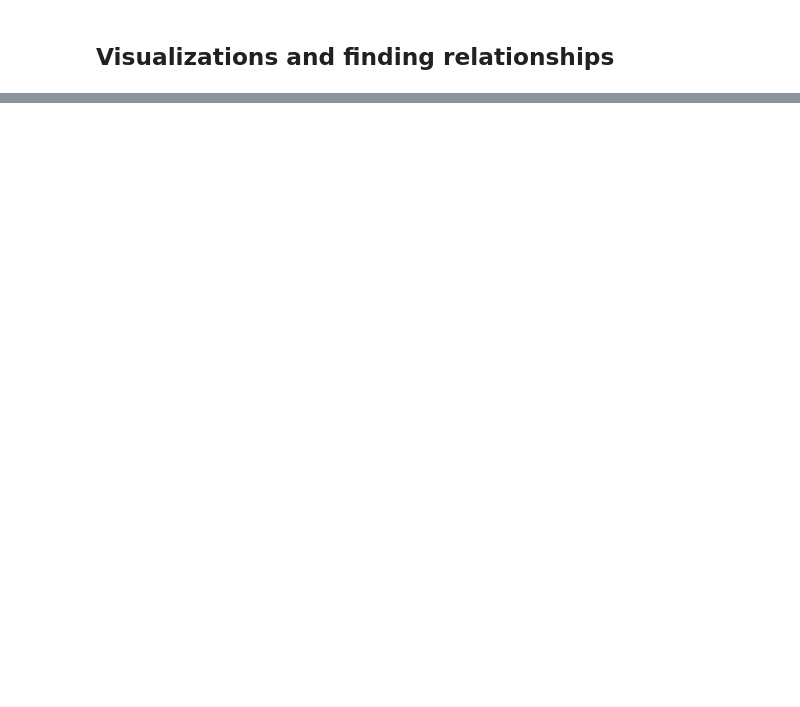
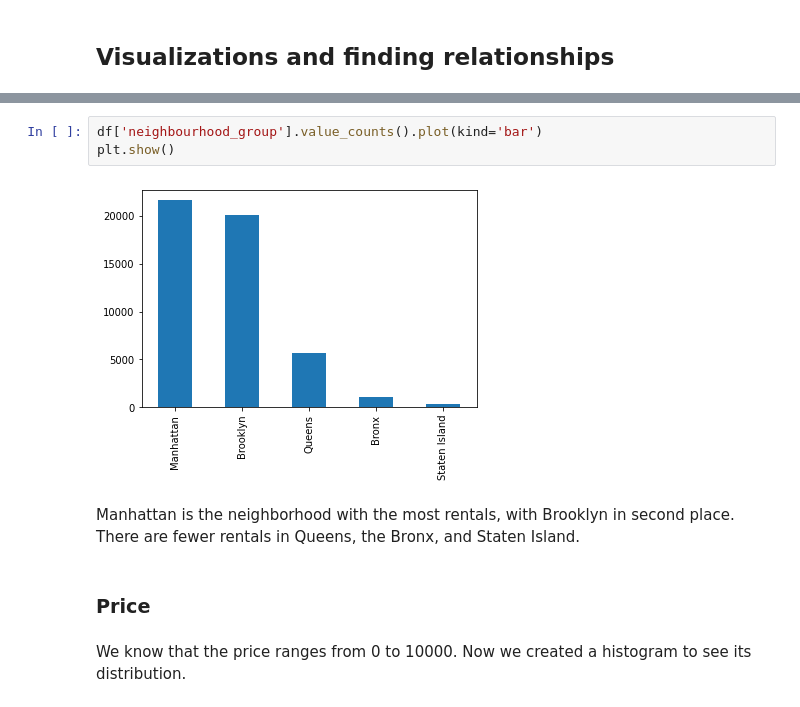
Before and after one commit to martina-nu/EDA-NewYorkAirbnb, a Jupyter notebook: src/explore.ipynb, the cells around one changed output, grey strips where cells are left out. Drawn from its saved outputs; the diff is of its cells as text; blank space fills up the shorter version.

```diff
--- a/src/explore.ipynb
+++ b/src/explore.ipynb
@@ -176,0 +205,11 @@ df.describe(include = 'object')
+# %%
+df['neighbourhood_group'].value_counts().plot(kind='bar')
+plt.show()
+# %% [output]
+[figure, added]
+# %% [markdown]
+Manhattan is the neighborhood with the most rentals, with Brooklyn in second place. There are fewer rentals in Queens, the Bronx, and Staten Island.
+# %% [markdown]
+### Price
+# %% [markdown]
+We know that the price ranges from 0 to 10000. Now we created a histogram to see its distribution.
```
Also changed, not shown: parts of 31 cells of this notebook.
